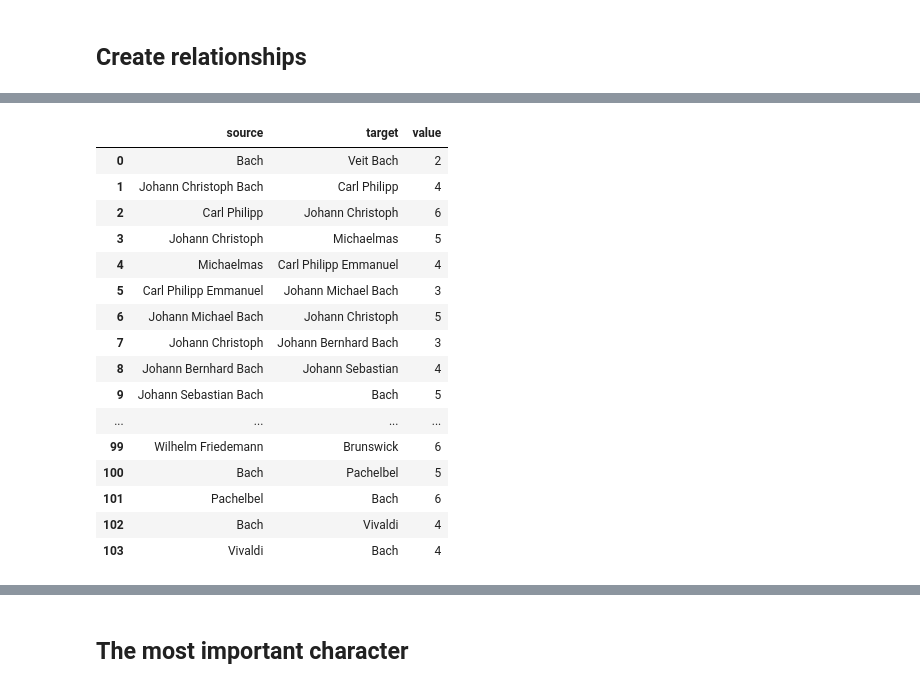
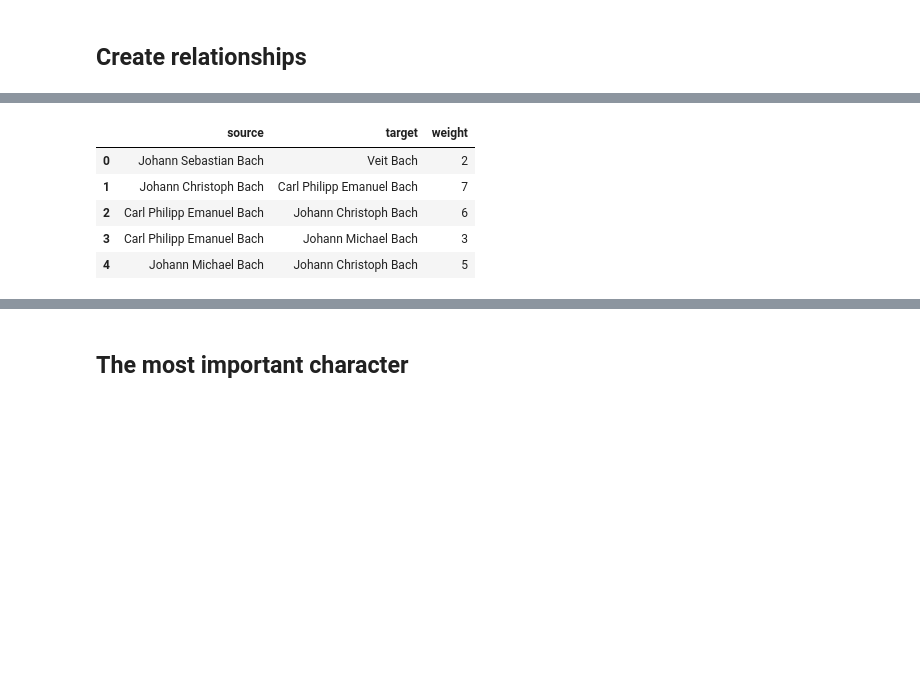
Before and after one commit to araobp/Learning-MarTech, a Jupyter notebook: spaCy/spaCy_networkx.ipynb, the cells around one changed output, grey strips where cells are left out. Cells and saved outputs as stored; diff of their text form; code cells hidden in the pictures; blank space fills up the shorter version.

```diff
--- a/spaCy/spaCy_networkx.ipynb
+++ b/spaCy/spaCy_networkx.ipynb
@@ -143,7 +143,6 @@ cleaned_names ={'Alto',
  'Kerl',
  'Maria Amalia',
  'Marianne von Ziegler',
- 'Michaelmas',
  'Müller',
  'Nicolas',
  'Pachelbel',
@@ -160,8 +159,7 @@ cleaned_names ={'Alto',
  'Vom Himmel',
  'Wahre Grundsätze',
  'Wasserflüssen Babylon',
- 'Wilhelm Friedemann',
- 'another Bach Cantata'}
+ 'Wilhelm Friedemann'}
 # %%
 sent_entity_df = []
 
@@ -236,0 +235,22 @@ sent_entity_df_filtered
+# %%
+REPLACE = {'Bach': 'Johann Sebastian Bach',
+           'Johann Sebastian': 'Johann Sebastian Bach',
+           'Carl Philipp': 'Carl Philipp Emanuel Bach',
+           'Carl Philipp Emanuel': 'Carl Philipp Emanuel Bach',
+           'Carl Philipp Emmanuel': 'Carl Philipp Emanuel Bach',
+           'Wilhelm Friedemann': 'Wilhelm Friedemann Bach',
+           'Johann Christoph': 'Johann Christoph Bach'
+          }
+
+def align_names(names):
+    replaced = []
+    for name in names:
+        if name in REPLACE:
+            replaced.append(REPLACE[name])
+        else:
+            replaced.append(name)
+    return replaced
+
+# To avoid SettingWithCopyWarning, use loc[]
+sent_entity_df_filtered.loc[:,'character_entities_'] = sent_entity_df_filtered['character_entities'].apply(align_names)
+sent_entity_df_filtered['character_entities_']
@@ -243,7 +281,7 @@ relationships = []
 end_idx = sent_entity_df_filtered.index[-1]
 for i in range(end_idx):
     end_i = min(i+window_size, end_idx)
-    char_list = sum((sent_entity_df_filtered.loc[i:end_i].character_entities), [])
+    char_list = sum((sent_entity_df_filtered.loc[i:end_i].character_entities_), [])
     #print(characters)
     char_unique = [char_list[i] for i in range(len(char_list)) if i == 0 or char_list[i] != char_list[i-1]]
     #char_unique = set()
@@ -279,23 +317,13 @@ relationships_df.sort_values(by='source')
 # %%
-relationships_df['value'] = 1
-relationships_df.groupby(['source', 'target'], sort=False, as_index=False).sum()
+relationships_df['weight'] = 1
+relationships_df_ = relationships_df.groupby(['source', 'target'], sort=False, as_index=False).sum()
+relationships_df_.head()
 # %% [output]
-|  | source | target | value |
-| 0 | Bach | Veit Bach | 2 |
-| 1 | Johann Christoph Bach | Carl Philipp | 4 |
-| 2 | Carl Philipp | Johann Christoph | 6 |
-| 3 | Johann Christoph | Michaelmas | 5 |
-| 4 | Michaelmas | Carl Philipp Emmanuel | 4 |
-| 5 | Carl Philipp Emmanuel | Johann Michael Bach | 3 |
-| 6 | Johann Michael Bach | Johann Christoph | 5 |
-| 7 | Johann Christoph | Johann Bernhard Bach | 3 |
-| 8 | Johann Bernhard Bach | Johann Sebastian | 4 |
-| 9 | Johann Sebastian Bach | Bach | 5 |
-| ... | ... | ... | ... |
-| 99 | Wilhelm Friedemann | Brunswick | 6 |
-| 100 | Bach | Pachelbel | 5 |
-| 101 | Pachelbel | Bach | 6 |
-| 102 | Bach | Vivaldi | 4 |
-| 103 | Vivaldi | Bach | 4 |
+|  | source | target | weight |
+| 0 | Johann Sebastian Bach | Veit Bach | 2 |
+| 1 | Johann Christoph Bach | Carl Philipp Emanuel Bach | 7 |
+| 2 | Carl Philipp Emanuel Bach | Johann Christoph Bach | 6 |
+| 3 | Carl Philipp Emanuel Bach | Johann Michael Bach | 3 |
+| 4 | Johann Michael Bach | Johann Christoph Bach | 5 |
 # %%
 import networkx as nx
```
Also changed, not shown: parts of 14 cells of this notebook, 4 other files.
